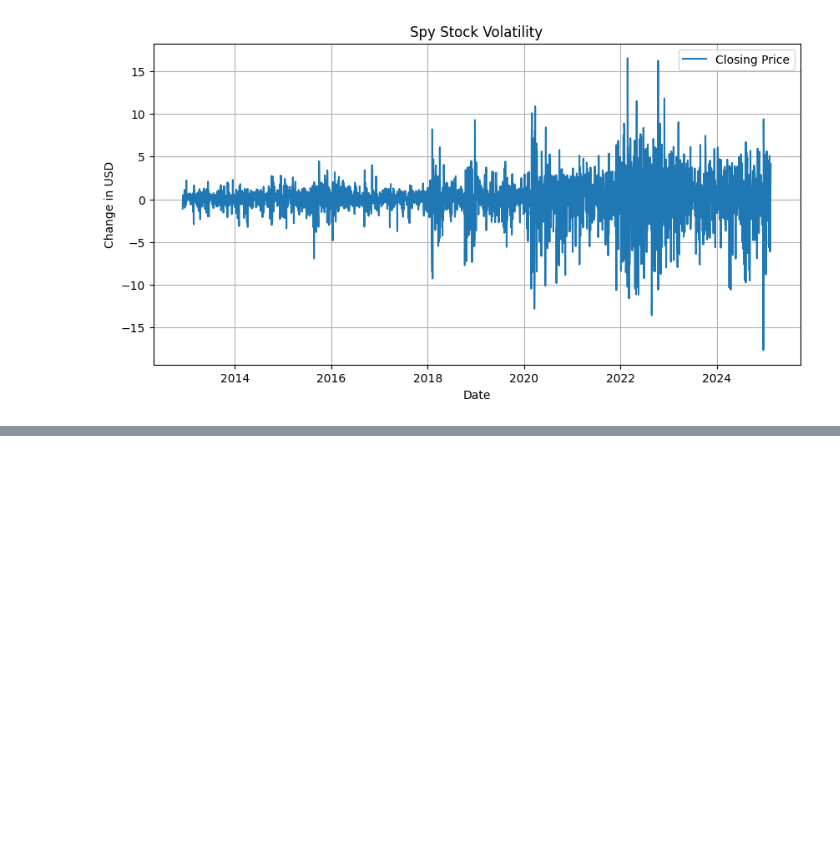
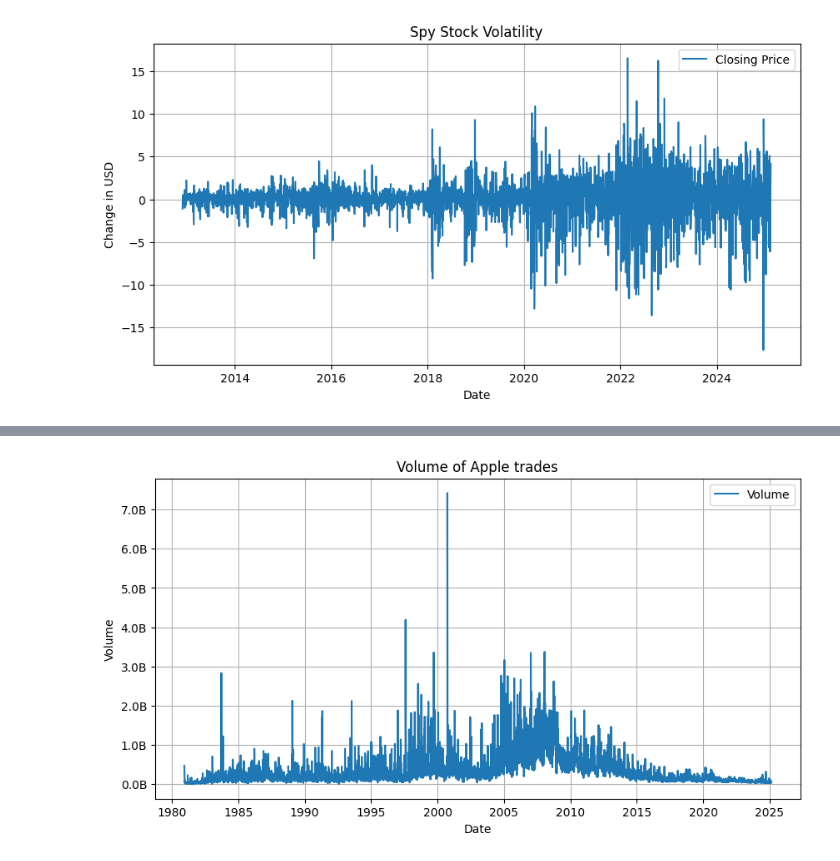
Before and after one commit to eirik-evjenth/Python_Collection, a Jupyter notebook: Visual Studio IT 2/Kapittel 3/Kapittel 3B/Prosjekt/APPL_manual_stocks.ipynb, the cells around one changed output, grey strips where cells are left out. Cells and saved outputs as stored; diff of their text form; code cells hidden in the pictures; blank space fills up the shorter version.

```diff
--- a/Visual Studio IT 2/Kapittel 3/Kapittel 3B/Prosjekt/APPL_manual_stocks.ipynb
+++ b/Visual Studio IT 2/Kapittel 3/Kapittel 3B/Prosjekt/APPL_manual_stocks.ipynb
@@ -407,0 +416,29 @@ plt.show()
+# %%
+from matplotlib.ticker import FuncFormatter
+
+aapl_dates = []
+aapl_volume = []
+
+for row in data[2:]:
+    aapl_date_str = row[0]
+    aapl_date = datetime.strptime(aapl_date_str, '%Y-%m-%d')
+    aapl_dates.append(aapl_date)
+    aapl_volume.append(float(row[5]))
+
+
+def billions(x, pos):
+    # Args for tick posisjon og verdi
+    return '%1.1fB' % (x * 1e-9)
+
+
+plt.figure(figsize=(10, 5))
+plt.plot(aapl_dates, aapl_volume, label='Volume')
+plt.xlabel('Date')
+plt.ylabel('Volume')
+plt.title('Volume of Apple trades')
+plt.gca().yaxis.set_major_formatter(FuncFormatter(billions))
+plt.legend()
+plt.grid()
+plt.show()
+# %% [output]
+[figure, added]
```
Also changed, not shown: parts of 10 cells of this notebook, 3 other files.
